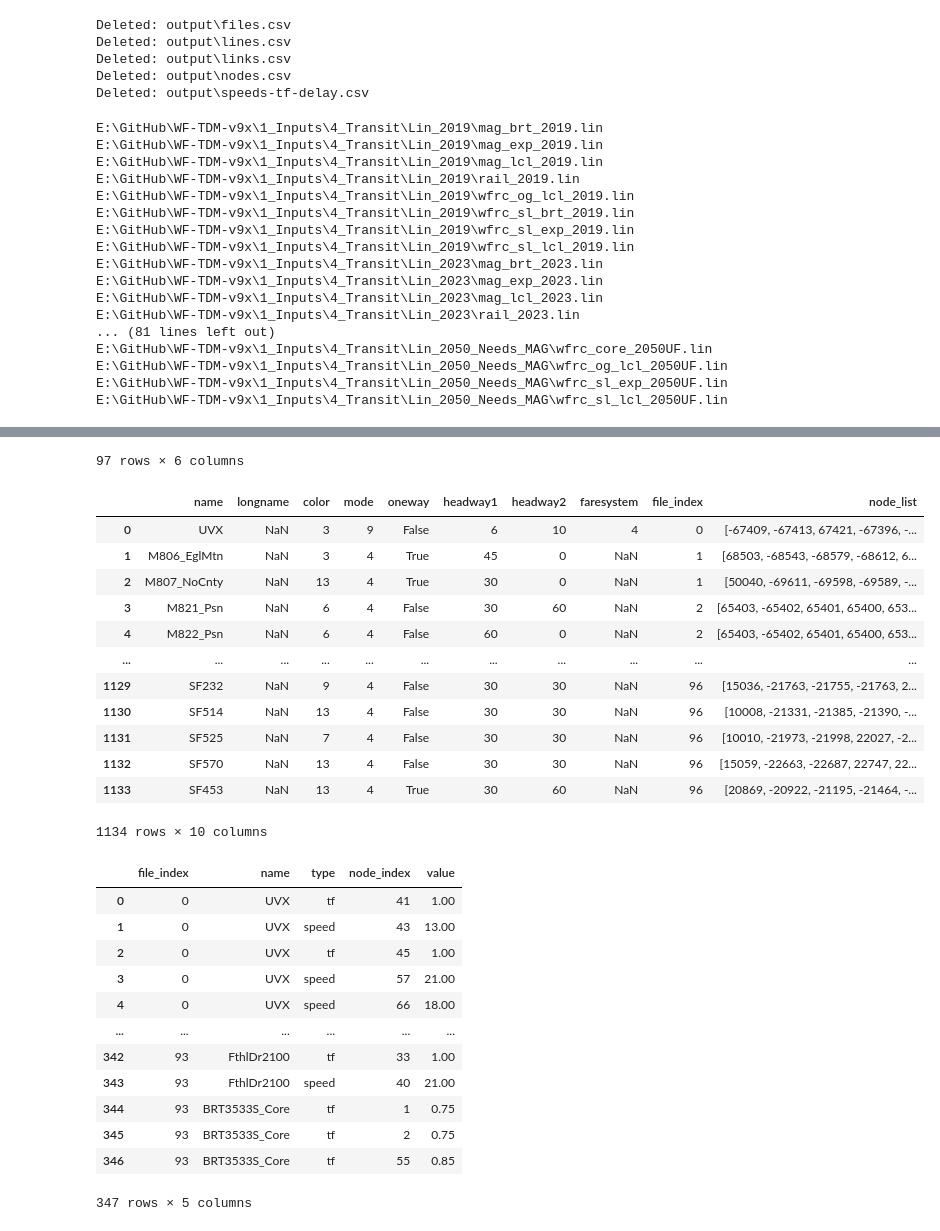
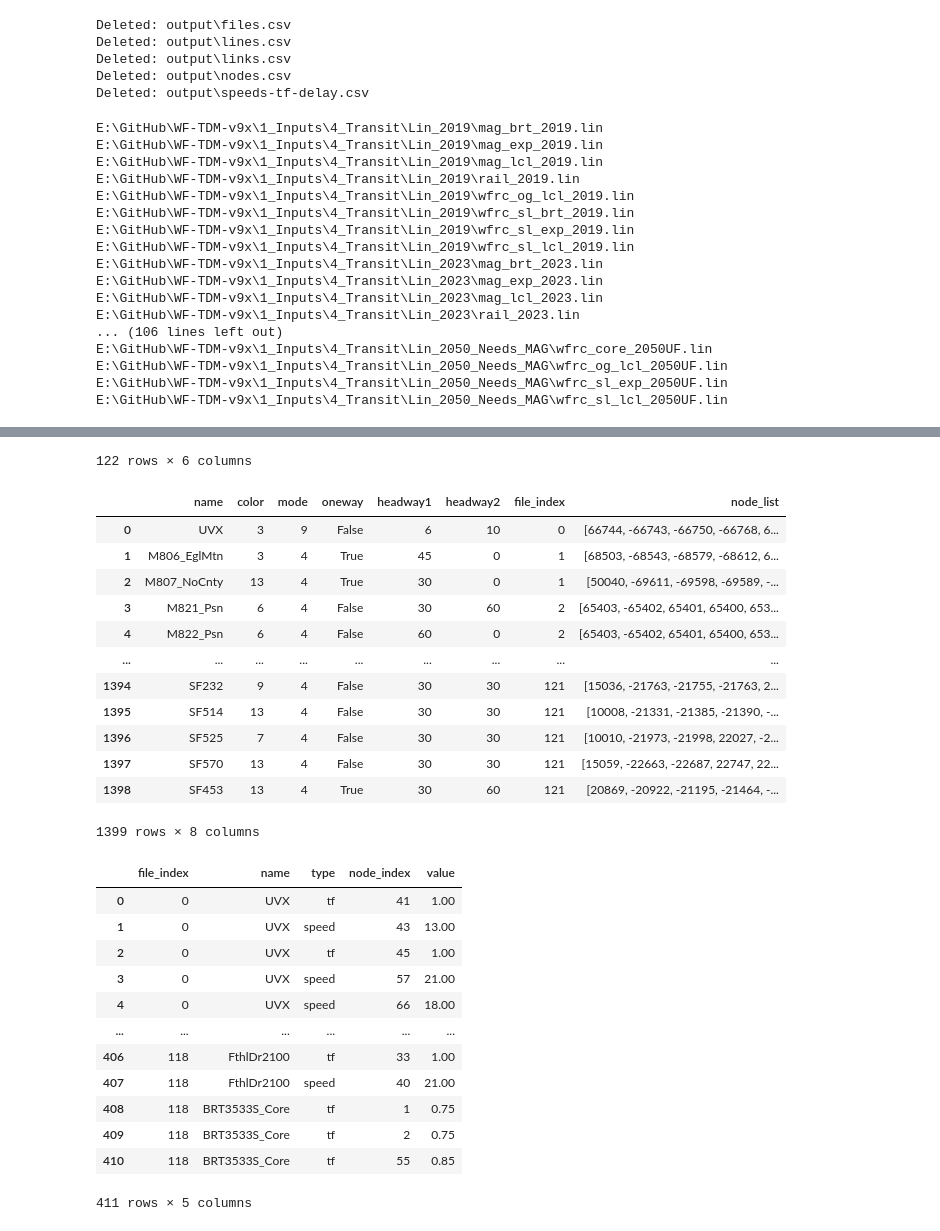
Before and after one commit to WFRCAnalytics/Resources, a Jupyter notebook: TDM/Parse-Transit-Lin-Files/parse-model-transit-lin-files.ipynb, the cells around one changed output, grey strips where cells are left out. Saved outputs shown, nothing was run; the diff lists cells and outputs as text; code cells hidden in the pictures.

```diff
--- a/TDM/Parse-Transit-Lin-Files/parse-model-transit-lin-files.ipynb
+++ b/TDM/Parse-Transit-Lin-Files/parse-model-transit-lin-files.ipynb
@@ -5,7 +5,7 @@ import re
 import pandas as pd
 # %%
 transit_folder_path = r'E:\GitHub\WF-TDM-v9x\1_Inputs\4_Transit'
-model = "WF-TDM-v9x_v902_5d7779"   # model_branch_commit
+model = "WF-TDM-v9x_application/v902-transit-corridor-testing_537967"   # model_branch_commit
 # %%
 # clean out output folder
 
@@ -61,10 +61,15 @@ def preprocess_and_parse_file(file_path, file_index):
     speed_tf_positions = []
 
     for line in cleaned_lines:
+
+        #print (line)
         pre_n_part, n_part = re.split(r'(?=N=)', line.replace('LINE ', ''), maxsplit=1)
 
         if pre_n_part.endswith(','):
             pre_n_part = pre_n_part[:-1]
+
+        #print (pre_n_part)
+
 
         #print (pre_n_part)
         # Create dictionaries for pre-N and N
@@ -80,40 +85,32 @@ def preprocess_and_parse_file(file_path, file_index):
             #print (key.strip())
             #print (value.strip())
 
+        #print (n_part)
+
         # Split N part into key-value pairs and handle special attributes
-        N_list = []
         n_attributes = n_part.split(',')
         current_n_list = []
         current_tf = None
         current_speed = None
         current_delay = None
 
+        #print(n_attributes)
+
         for attr in n_attributes:
+            #print (attr)
             if attr.startswith('N='):
-                if current_n_list:
-                    N_list.extend(current_n_list)
-                    current_n_list = []
-                current_n_list.extend(map(int, attr[2:].split(',')))
+                current_n_list.append(int(attr[2:]))
             elif attr.startswith('SPEED='):
-                if current_n_list:
-                    N_list.extend(current_n_list)
-                    current_n_list = []
                 current_speed = float(attr[6:])
-                speed_tf_positions.append({'file_index': file_index, 'name': pre_n_dict.get('name', ''), 'type': 'speed', 'node_index': len(N_list), 'value': current_speed})
+                speed_tf_positions.append({'file_index': file_index, 'name': pre_n_dict.get('name', ''), 'type': 'speed', 'node_index': len(current_n_list), 'value': current_speed})
             elif attr.startswith('TF='):
-                if current_n_list:
-                    N_list.extend(current_n_list)
-                    current_n_list = []
                 current_tf = float(attr[3:])
-                speed_tf_positions.append({'file_index': file_index, 'name': pre_n_dict.get('name', ''), 'type': 'tf', 'node_index': len(N_list), 'value': current_tf})
+                speed_tf_positions.append({'file_index': file_index, 'name': pre_n_dict.get('name', ''), 'type': 'tf', 'node_index': len(current_n_list), 'value': current_tf})
             elif attr.startswith('DELAY='):
-                if current_n_list:
-                    N_list.extend(current_n_list)
-                    current_n_list = []
                 current_delay = float(attr[6:])
-                speed_tf_positions.append({'file_index': file_index, 'name': pre_n_dict.get('name', ''), 'type': 'delay', 'node_index': len(N_list), 'value': current_delay})
+                speed_tf_positions.append({'file_index': file_index, 'name': pre_n_dict.get('name', ''), 'type': 'delay', 'node_index': len(current_n_list), 'value': current_delay})
             else:
-                current_n_list.extend(map(int, attr.split(',')))
+                current_n_list.append(int(attr))
 
         if current_n_list:
             n_dict['node_list'].extend(current_n_list)
@@ -165,7 +163,8 @@ speed_tf_df = pd.DataFrame(speed_tf_positions)
 
 files_df = lines_df.groupby(['file_index','model','transit_scenario','filename','file_path'], as_index=False).agg(num_routes=('name','count'))
 
-lines_df = lines_df[['name','longname','color','mode','oneway','headway1','headway2','faresystem','file_index','node_list']]
+lines_df = lines_df[['name','color','mode','oneway','headway1','headway2','file_index','node_list']]
+#lines_df = lines_df[['name','longname','color','mode','oneway','headway1','headway2','faresystem','file_index','node_list']]
 
 display(files_df)
 display(lines_df)
@@ -183,7 +182,7 @@ E:\GitHub\WF-TDM-v9x\1_Inputs\4_Transit\Lin_2023\mag_brt_2023.lin
 E:\GitHub\WF-TDM-v9x\1_Inputs\4_Transit\Lin_2023\mag_exp_2023.lin
 E:\GitHub\WF-TDM-v9x\1_Inputs\4_Transit\Lin_2023\mag_lcl_2023.lin
 E:\GitHub\WF-TDM-v9x\1_Inputs\4_Transit\Lin_2023\rail_2023.lin
-... (81 lines left out)
+... (106 lines left out)
 E:\GitHub\WF-TDM-v9x\1_Inputs\4_Transit\Lin_2050_Needs_MAG\wfrc_core_2050UF.lin
 E:\GitHub\WF-TDM-v9x\1_Inputs\4_Transit\Lin_2050_Needs_MAG\wfrc_og_lcl_2050UF.lin
 E:\GitHub\WF-TDM-v9x\1_Inputs\4_Transit\Lin_2050_Needs_MAG\wfrc_sl_exp_2050UF.lin
@@ -203,17 +202,17 @@ E:\GitHub\WF-TDM-v9x\1_Inputs\4_Transit\Lin_2050_Needs_MAG\wfrc_sl_lcl_2050UF.li
-97 rows × 6 columns
+122 rows × 6 columns
-|  | name | longname | color | mode | oneway | headway1 | headway2 | faresystem | file_index | node_list |
-| 0 | UVX | NaN | 3 | 9 | False | 6 | 10 | 4 | 0 | [-67409, -67413, 67421, -67396, -... |
-| 1 | M806_EglMtn | NaN | 3 | 4 | True | 45 | 0 | NaN | 1 | [68503, -68543, -68579, -68612, 6... |
-| 2 | M807_NoCnty | NaN | 13 | 4 | True | 30 | 0 | NaN | 1 | [50040, -69611, -69598, -69589, -... |
-| 3 | M821_Psn | NaN | 6 | 4 | False | 30 | 60 | NaN | 2 | [65403, -65402, 65401, 65400, 653... |
-| 4 | M822_Psn | NaN | 6 | 4 | False | 60 | 0 | NaN | 2 | [65403, -65402, 65401, 65400, 653... |
-| ... | ... | ... | ... | ... | ... | ... | ... | ... | ... | ... |
-| 1129 | SF232 | NaN | 9 | 4 | False | 30 | 30 | NaN | 96 | [15036, -21763, -21755, -21763, 2... |
-| 1130 | SF514 | NaN | 13 | 4 | False | 30 | 30 | NaN | 96 | [10008, -21331, -21385, -21390, -... |
-| 1131 | SF525 | NaN | 7 | 4 | False | 30 | 30 | NaN | 96 | [10010, -21973, -21998, 22027, -2... |
-| 1132 | SF570 | NaN | 13 | 4 | False | 30 | 30 | NaN | 96 | [15059, -22663, -22687, 22747, 22... |
-| 1133 | SF453 | NaN | 13 | 4 | True | 30 | 60 | NaN | 96 | [20869, -20922, -21195, -21464, -... |
+|  | name | color | mode | oneway | headway1 | headway2 | file_index | node_list |
+| 0 | UVX | 3 | 9 | False | 6 | 10 | 0 | [66744, -66743, -66750, -66768, 6... |
+| 1 | M806_EglMtn | 3 | 4 | True | 45 | 0 | 1 | [68503, -68543, -68579, -68612, 6... |
+| 2 | M807_NoCnty | 13 | 4 | True | 30 | 0 | 1 | [50040, -69611, -69598, -69589, -... |
+| 3 | M821_Psn | 6 | 4 | False | 30 | 60 | 2 | [65403, -65402, 65401, 65400, 653... |
+| 4 | M822_Psn | 6 | 4 | False | 60 | 0 | 2 | [65403, -65402, 65401, 65400, 653... |
+| ... | ... | ... | ... | ... | ... | ... | ... | ... |
+| 1394 | SF232 | 9 | 4 | False | 30 | 30 | 121 | [15036, -21763, -21755, -21763, 2... |
+| 1395 | SF514 | 13 | 4 | False | 30 | 30 | 121 | [10008, -21331, -21385, -21390, -... |
+| 1396 | SF525 | 7 | 4 | False | 30 | 30 | 121 | [10010, -21973, -21998, 22027, -2... |
+| 1397 | SF570 | 13 | 4 | False | 30 | 30 | 121 | [15059, -22663, -22687, 22747, 22... |
+| 1398 | SF453 | 13 | 4 | True | 30 | 60 | 121 | [20869, -20922, -21195, -21464, -... |
-1134 rows × 10 columns
+1399 rows × 8 columns
 |  | file_index | name | type | node_index | value |
 | 0 | 0 | UVX | tf | 41 | 1.00 |
 | 1 | 0 | UVX | speed | 43 | 13.00 |
@@ -221,12 +220,12 @@ E:\GitHub\WF-TDM-v9x\1_Inputs\4_Transit\Lin_2050_Needs_MAG\wfrc_sl_lcl_2050UF.li
 | 3 | 0 | UVX | speed | 57 | 21.00 |
 | 4 | 0 | UVX | speed | 66 | 18.00 |
 | ... | ... | ... | ... | ... | ... |
-| 342 | 93 | FthlDr2100 | tf | 33 | 1.00 |
-| 343 | 93 | FthlDr2100 | speed | 40 | 21.00 |
-| 344 | 93 | BRT3533S_Core | tf | 1 | 0.75 |
-| 345 | 93 | BRT3533S_Core | tf | 2 | 0.75 |
-| 346 | 93 | BRT3533S_Core | tf | 55 | 0.85 |
+| 406 | 118 | FthlDr2100 | tf | 33 | 1.00 |
+| 407 | 118 | FthlDr2100 | speed | 40 | 21.00 |
+| 408 | 118 | BRT3533S_Core | tf | 1 | 0.75 |
+| 409 | 118 | BRT3533S_Core | tf | 2 | 0.75 |
+| 410 | 118 | BRT3533S_Core | tf | 55 | 0.85 |
-347 rows × 5 columns
+411 rows × 5 columns
 # %%
 # create nodes dataset
 
```
Also changed, not shown: parts of 5 cells of this notebook, 5 other files.
